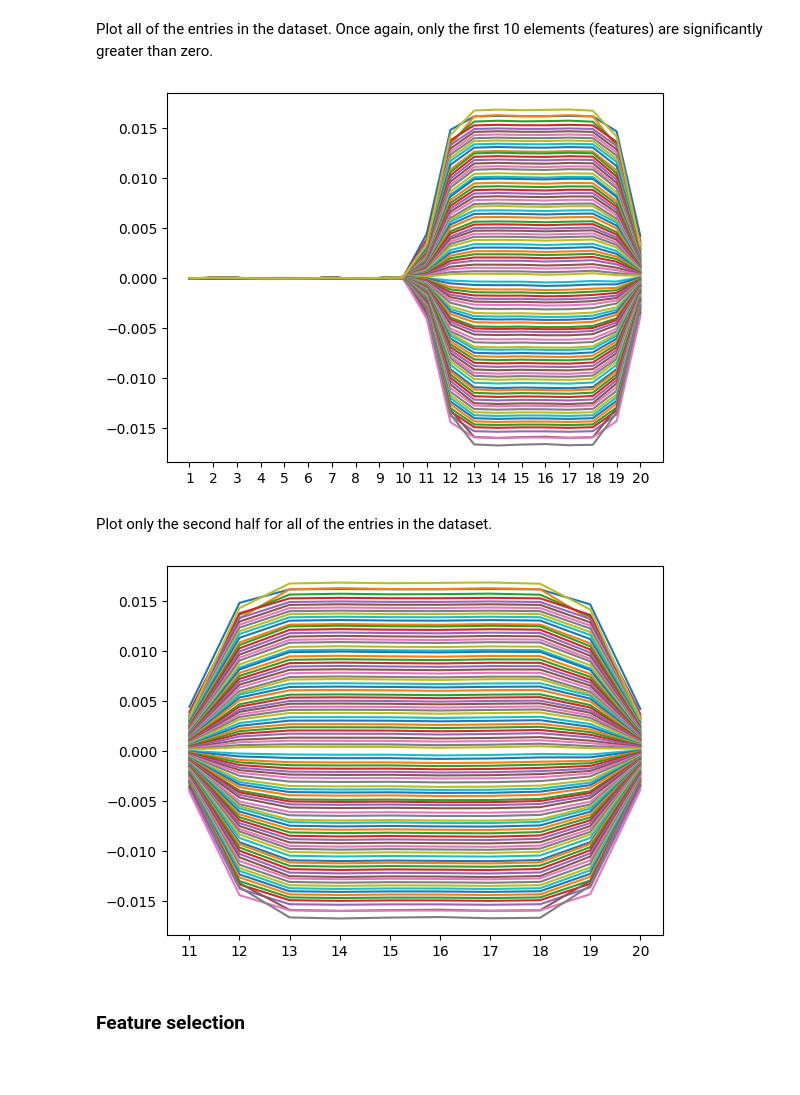
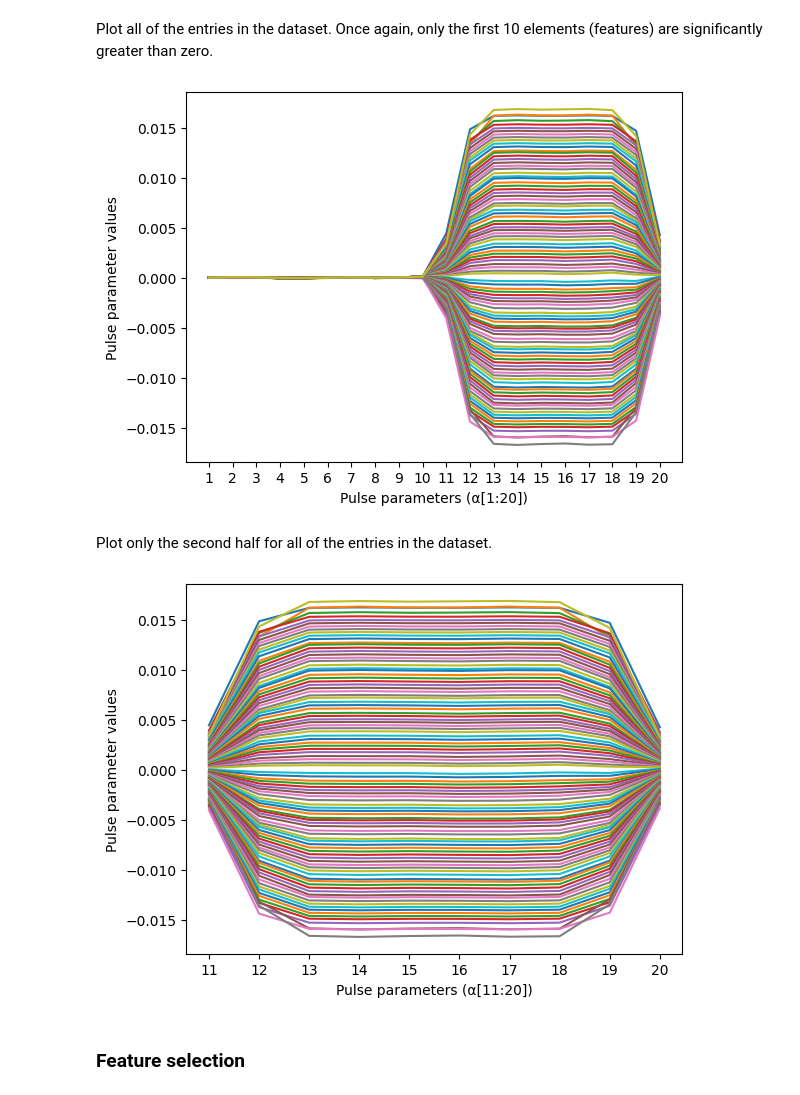
Before and after one commit to fastmachinelearning/ml4quantum-release, a Jupyter notebook: src/appendix_y_axis.ipynb, the cells around one changed output. Drawn from its saved outputs; the diff is of its cells as text; code cells hidden in the pictures; blank space fills up the shorter version.

```diff
--- a/src/appendix_y_axis.ipynb
+++ b/src/appendix_y_axis.ipynb
@@ -163,20 +171,24 @@ for i in range(df.shape[0]):
     y = df.iloc[i:i+1,:20].to_numpy()[0]
     plt.xticks(x, x)
     plt.plot(x, y)
+    plt.ylabel('Pulse parameter values')
+    plt.xlabel('Pulse parameters (α[1:20])')
 plt.show()
 # %% [output]
-[figure, old version]
+[figure, new version]
 # %% [markdown]
 Plot only the second half for all of the entries in the dataset.
 # %%
 x = np.arange(11, 21, 1)
 for i in range(df.shape[0]):
     y = df.iloc[i:i+1,10:20].to_numpy()[0]
     plt.xticks(x, x)
     plt.plot(x, y)
+    plt.ylabel('Pulse parameter values')
+    plt.xlabel('Pulse parameters (α[11:20])')
 plt.show()
 # %% [output]
-[figure, old version]
+[figure, new version]
 # %% [markdown]
 ### Feature selection
 # %% [markdown]
```
Also changed, not shown: parts of 29 cells of this notebook, 25 other files.
